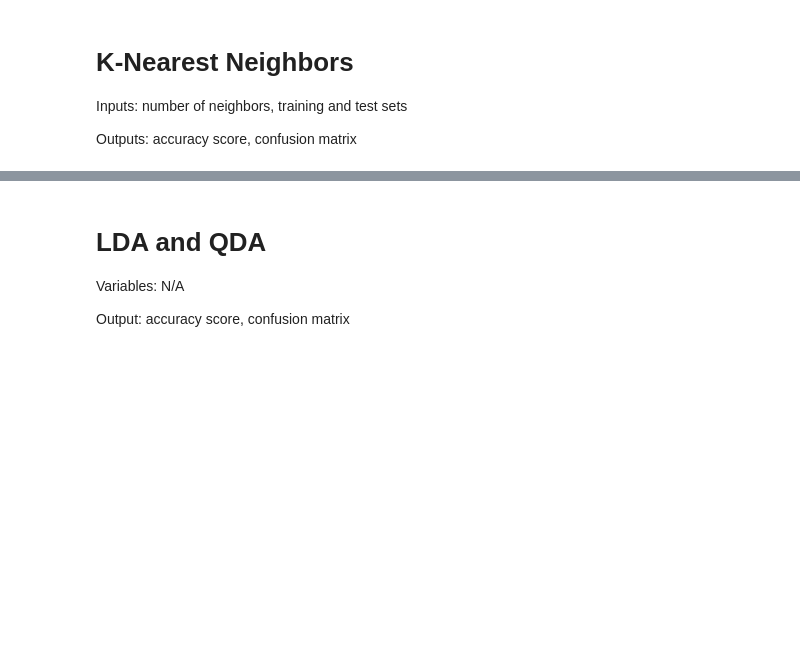
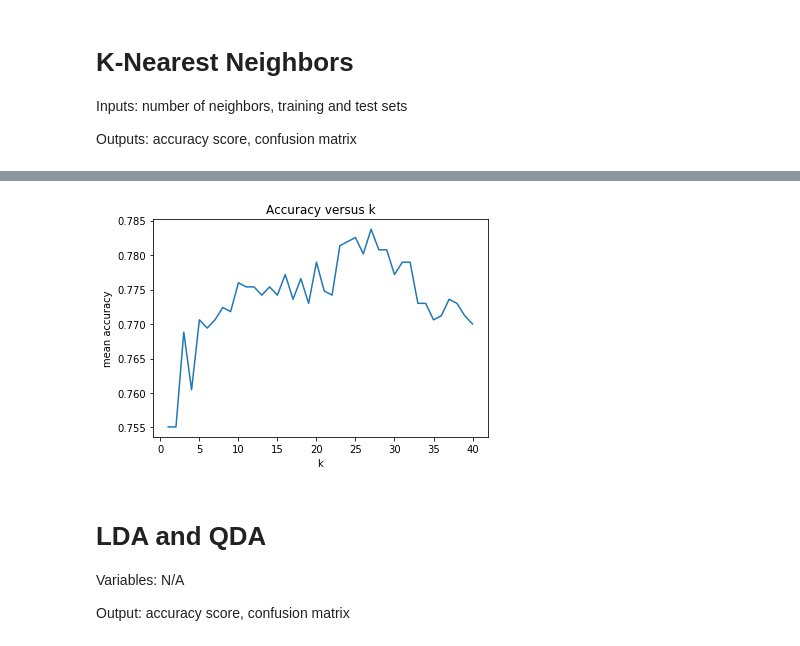
Before and after one commit to jordantrc/ml-project, a Jupyter notebook: code/project.ipynb, the cells around one changed output, grey strips where cells are left out. Saved outputs shown, nothing was run; the diff lists cells and outputs as text; code cells hidden in the pictures; blank space fills up the shorter version.

```diff
--- a/code/project.ipynb
+++ b/code/project.ipynb
@@ -251,7 +257,7 @@ print("max k = " + str(max_k))
 
 # TODO - look into parallelizing this
 i = 0
-for k in range(1, max_k + 1, 10):
+for k in range(1, max_k + 1):
     start = timer()
     metric = knn(k, X_train, y_train, X_test, y_test)
     end = timer()
@@ -303,9 +320,11 @@ Normalized confusion matrix
 # %%
-plt.plot(range(1, len(knn_metrics) + 1), knn_metrics['score'], label='accuracy')
+plt.plot(knn_metrics['neighbors'], knn_metrics['score'], label='accuracy')
 plt.title("Accuracy versus k")
 plt.xlabel("k")
 plt.ylabel("mean accuracy")
 plt.show()
+# %% [output]
+[figure, added]
 # %% [markdown]
 # LDA and QDA
 Variables: N/A
```
Also changed, not shown: parts of 12 cells of this notebook.
